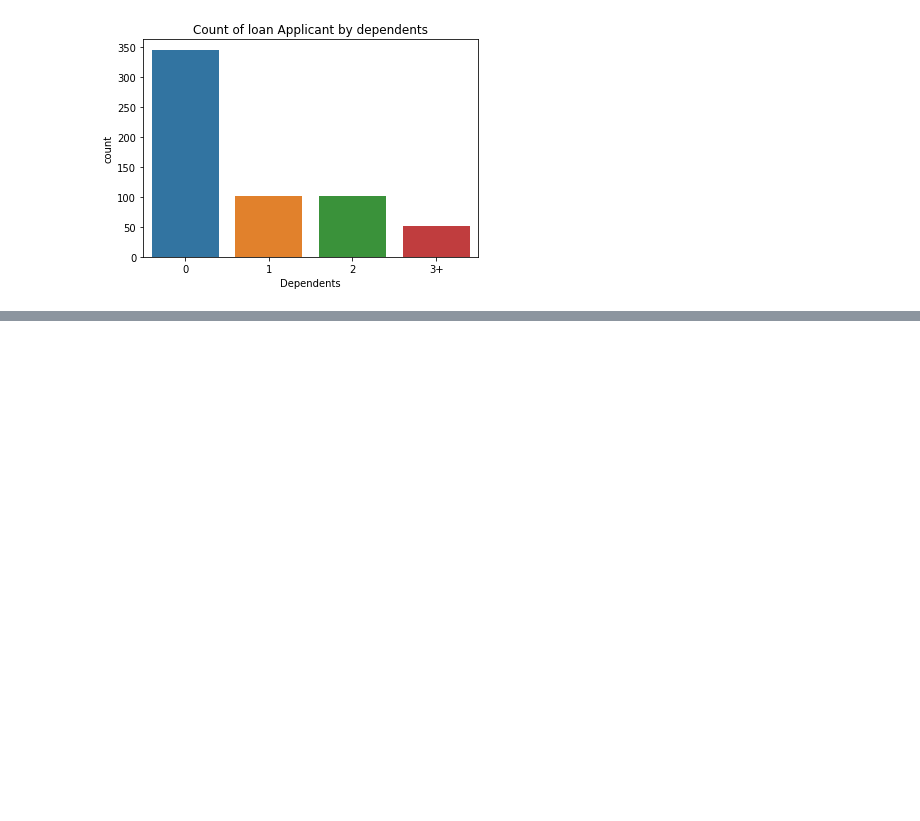
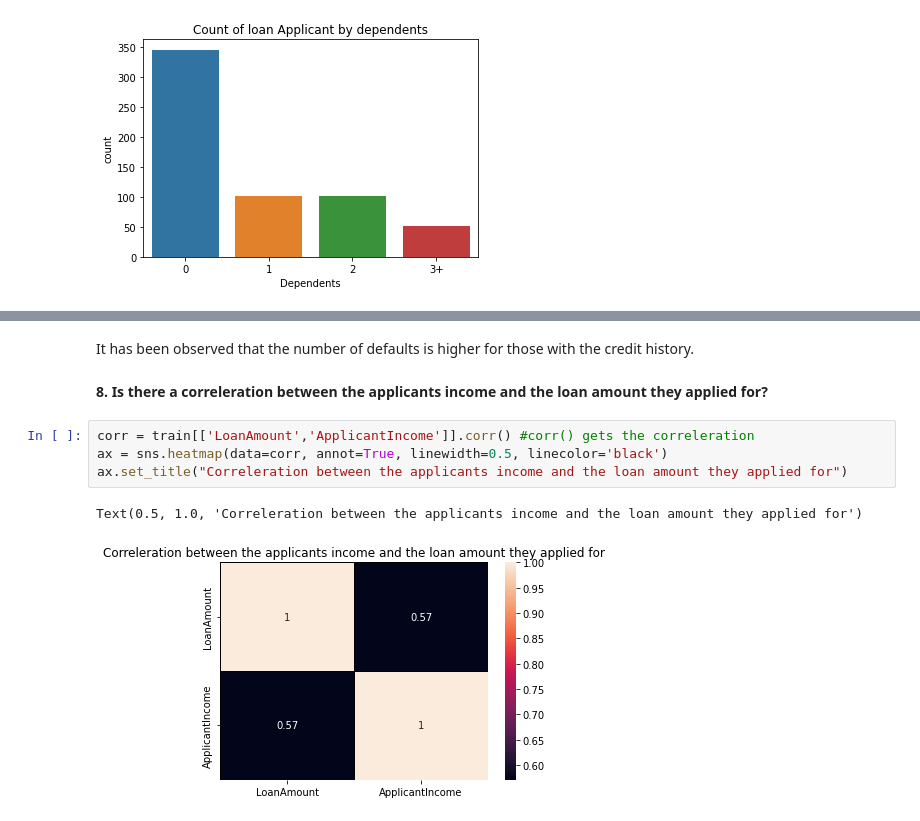
Before and after one commit to arnoldkiirya1/Business_Intelligence, a Jupyter notebook: Loan_Analysis_for_Standard_Bank.ipynb, the cells around one changed output, grey strips where cells are left out. Cells and saved outputs as stored; diff of their text form; blank space fills up the shorter version.

```diff
--- a/Loan_Analysis_for_Standard_Bank.ipynb
+++ b/Loan_Analysis_for_Standard_Bank.ipynb
@@ -272,0 +315,11 @@ Text(0.5, 1.0, 'Count of loan Applicant by dependents')
+# %% [markdown]
+It has been observed that the number of defaults is higher for those with the credit history.
+# %% [markdown]
+**8. Is there a correleration between the applicants income and the loan amount they applied for?**
+# %%
+corr = train[['LoanAmount','ApplicantIncome']].corr() #corr() gets the correleration
+ax = sns.heatmap(data=corr, annot=True, linewidth=0.5, linecolor='black')
+ax.set_title("Correleration between the applicants income and the loan amount they applied for")
+# %% [output]
+Text(0.5, 1.0, 'Correleration between the applicants income and the loan amount they applied for')
+[figure, added]
```
Also changed, not shown: parts of 27 cells of this notebook.
